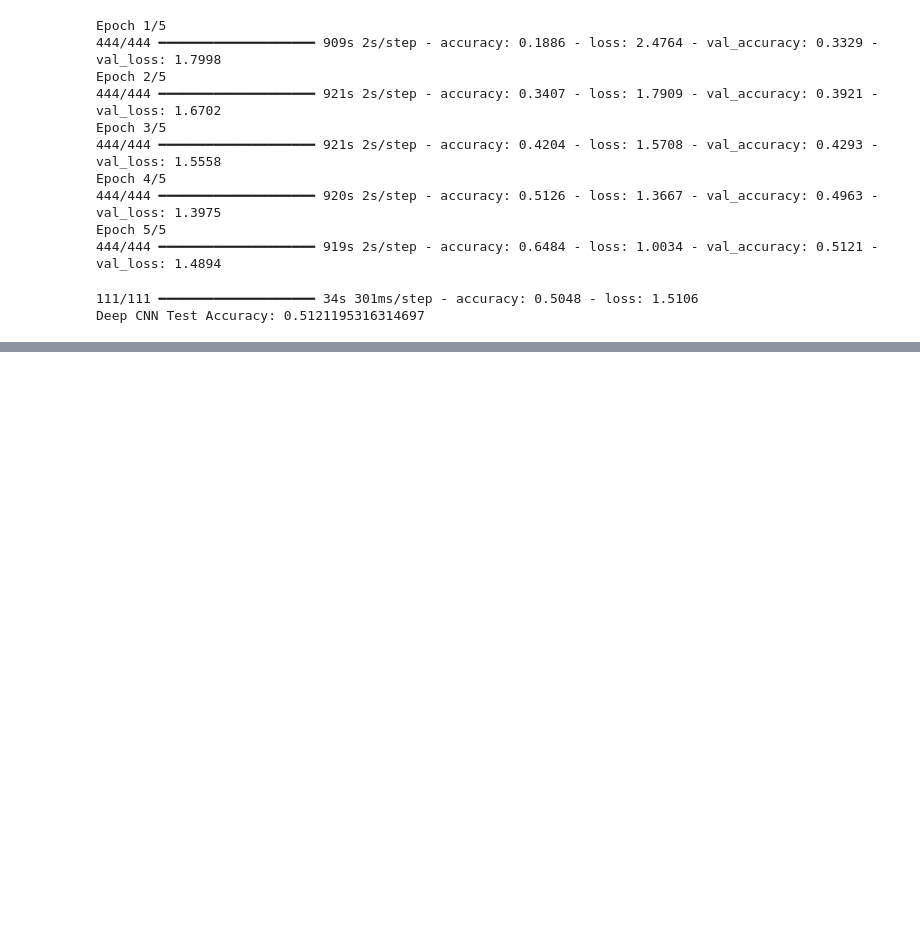
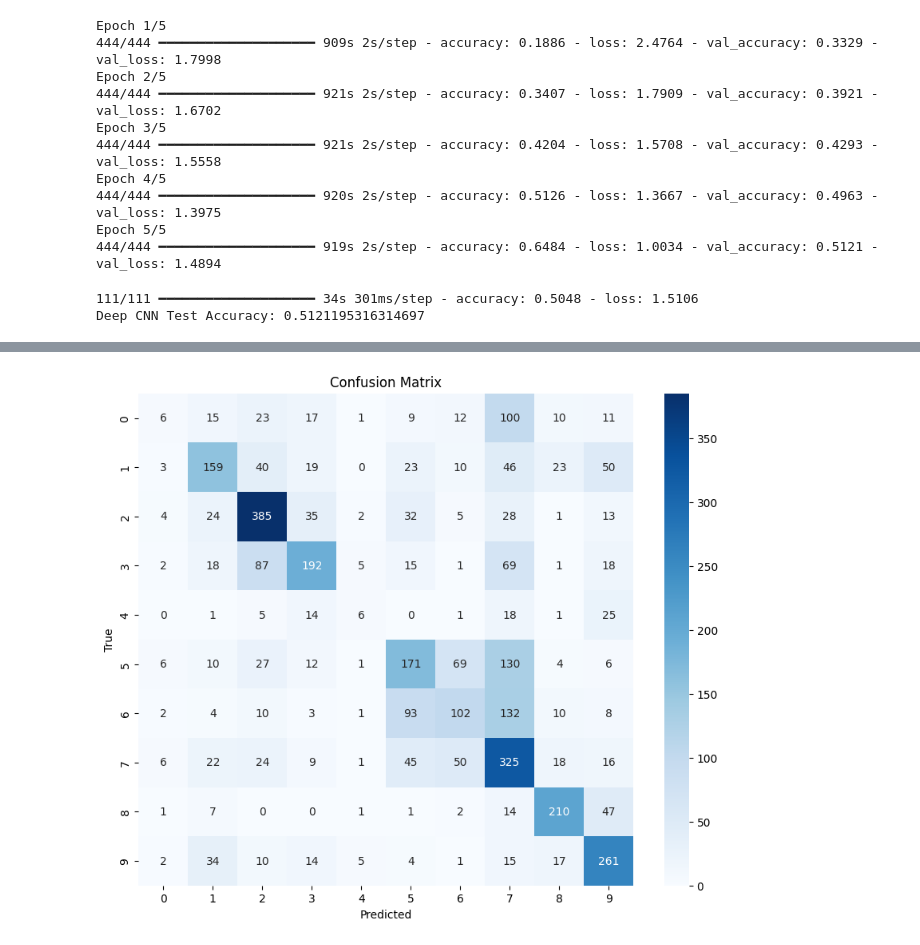
Before and after one commit to keonnk/galaxy-classifier, a Jupyter notebook: dcnn-5.ipynb, the cells around one changed output, grey strips where cells are left out. Saved outputs shown, nothing was run; the diff lists cells and outputs as text; code cells hidden in the pictures; blank space fills up the shorter version.

Commit message:
confusion matrix

```diff
--- a/dcnn-5.ipynb
+++ b/dcnn-5.ipynb
@@ -54,3 +57,21 @@ print(f'Deep CNN Test Accuracy: {deep_eval[1]}')
 # %% [output]
 111/111 ━━━━━━━━━━━━━━━━━━━━ 34s 301ms/step - accuracy: 0.5048 - loss: 1.5106
 Deep CNN Test Accuracy: 0.5121195316314697
+# %%
+predictions = model_deep.predict(test_images)
+predicted_classes = np.argmax(predictions, axis=1)
+
+# Assuming test_labels are one-hot encoded, get the true classes
+true_classes = np.argmax(test_labels, axis=1)
+
+# Compute the confusion matrix
+cm = confusion_matrix(true_classes, predicted_classes)
+
+# Plot the confusion matrix
+plt.figure(figsize=(10, 8))
+sns.heatmap(cm, annot=True, fmt='d', cmap='Blues')#, xticklabels=class_names, yticklabels=class_names)
+plt.xlabel('Predicted')
+plt.ylabel('True')
+plt.title('Confusion Matrix')
+plt.show()
+# %% [output]
@@ -56,0 +79 @@ Deep CNN Test Accuracy: 0.5121195316314697
+[figure, added]
```
Also changed, not shown: parts of 2 cells of this notebook, 2 other files.
